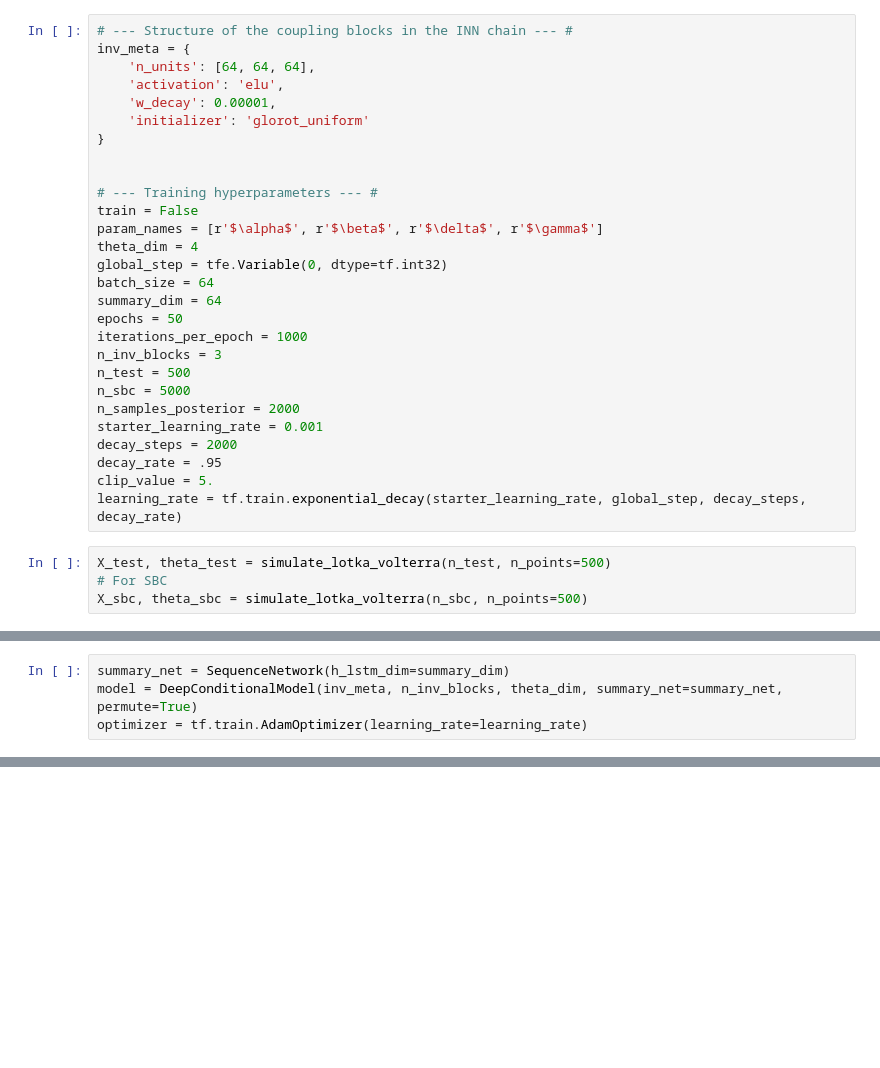
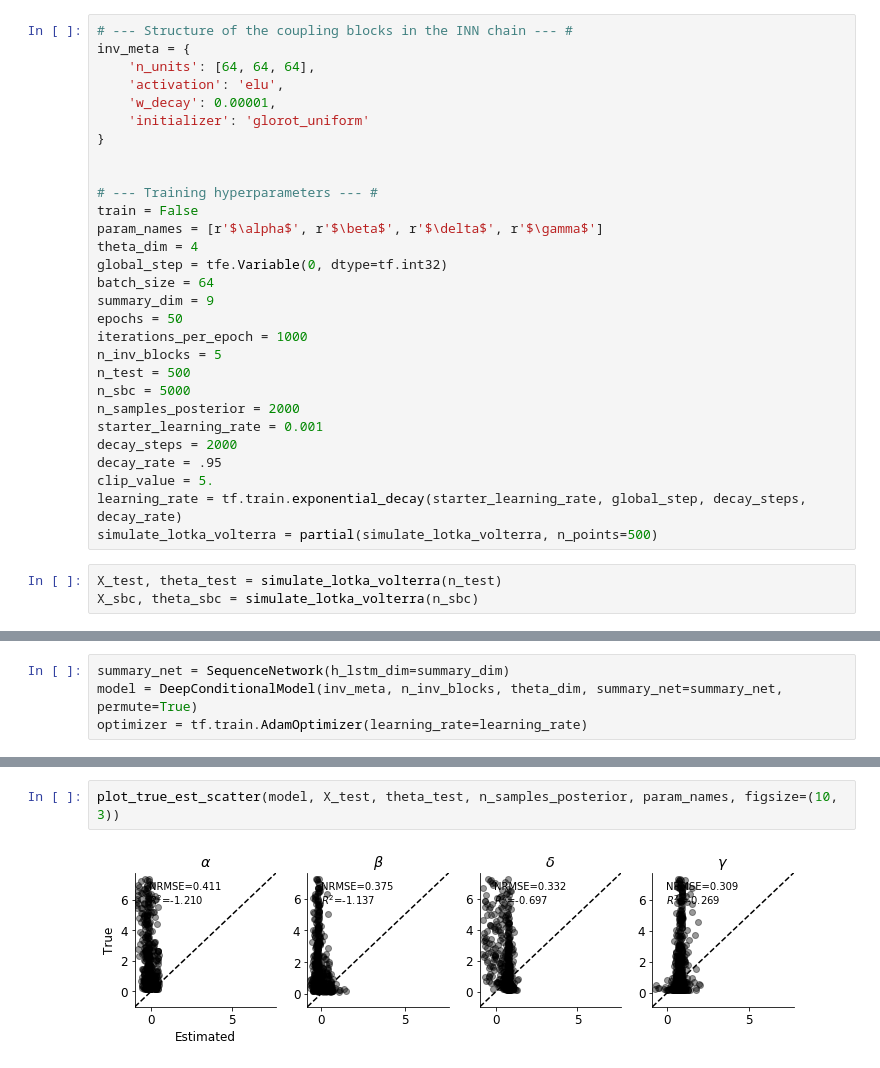
Before and after one commit to stefanradev93/cINN, a Jupyter notebook: Lotka-Volterra_cINN.ipynb, the cells around one changed output, grey strips where cells are left out. Cells and saved outputs as stored; diff of their text form; blank space fills up the shorter version.

```diff
--- a/Lotka-Volterra_cINN.ipynb
+++ b/Lotka-Volterra_cINN.ipynb
@@ -63,10 +62,10 @@ param_names = [r'$\alpha$', r'$\beta$', r'$\delta$', r'$\gamma$']
 theta_dim = 4
 global_step = tfe.Variable(0, dtype=tf.int32)
 batch_size = 64
-summary_dim = 64
+summary_dim = 9
 epochs = 50
 iterations_per_epoch = 1000
-n_inv_blocks = 3
+n_inv_blocks = 5
 n_test = 500
 n_sbc = 5000
 n_samples_posterior = 2000
@@ -75,10 +74,10 @@ decay_steps = 2000
 decay_rate = .95
 clip_value = 5.
 learning_rate = tf.train.exponential_decay(starter_learning_rate, global_step, decay_steps, decay_rate)
+simulate_lotka_volterra = partial(simulate_lotka_volterra, n_points=500)
 # %%
-X_test, theta_test = simulate_lotka_volterra(n_test, n_points=500)
-# For SBC
-X_sbc, theta_sbc = simulate_lotka_volterra(n_sbc, n_points=500)
+X_test, theta_test = simulate_lotka_volterra(n_test)
+X_sbc, theta_sbc = simulate_lotka_volterra(n_sbc)
 # %% [markdown]
 ## Create networks
 # %%
@@ -87,0 +97,4 @@ optimizer = tf.train.AdamOptimizer(learning_rate=learning_rate)
+# %%
+plot_true_est_scatter(model, X_test, theta_test, n_samples_posterior, param_names, figsize=(10, 3))
+# %% [output]
+[figure, added]
```
Also changed, not shown: parts of 12 cells of this notebook, 9 other files.
